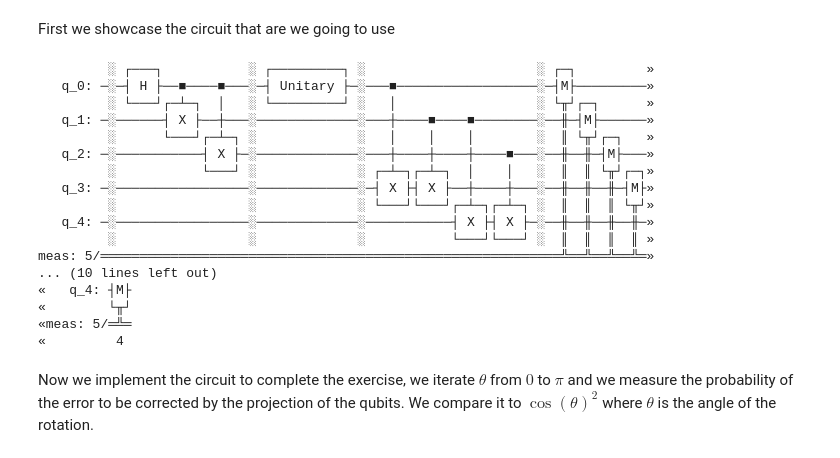
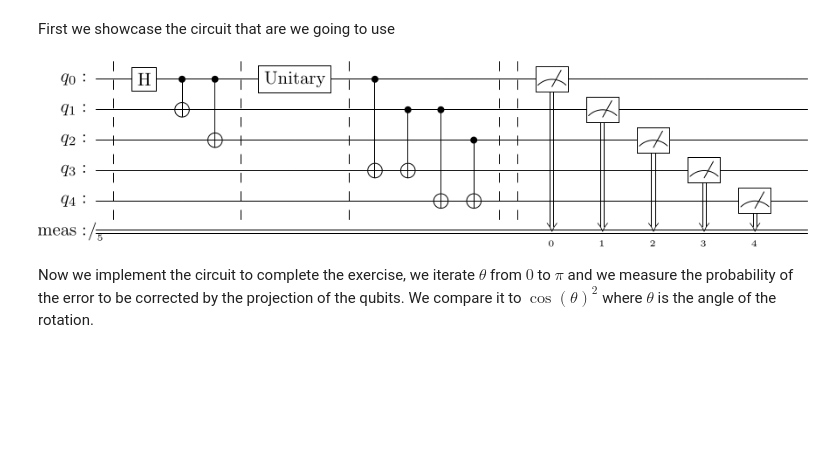
Before and after one commit to michelebanfi/quantum-information-and-algorithms, a Jupyter notebook: Exercises_03.ipynb, the cells around one changed output. Cells and saved outputs as stored; diff of their text form; code cells hidden in the pictures; blank space fills up the shorter version.

```diff
--- a/Exercises_03.ipynb
+++ b/Exercises_03.ipynb
@@ -51,25 +52,9 @@ qc.barrier()
 
 qc.measure_all()
 # %%
-print(qc)
+circuit_drawer(qc, output='latex')
 # %% [output]
-         ░ ┌───┐           ░ ┌─────────┐ ░                      ░ ┌─┐         »
-   q_0: ─░─┤ H ├──■────■───░─┤ Unitary ├─░───■──────────────────░─┤M├─────────»
-         ░ └───┘┌─┴─┐  │   ░ └─────────┘ ░   │                  ░ └╥┘┌─┐      »
-   q_1: ─░──────┤ X ├──┼───░─────────────░───┼────■────■────────░──╫─┤M├──────»
-         ░      └───┘┌─┴─┐ ░             ░   │    │    │        ░  ║ └╥┘┌─┐   »
-   q_2: ─░───────────┤ X ├─░─────────────░───┼────┼────┼────■───░──╫──╫─┤M├───»
-         ░           └───┘ ░             ░ ┌─┴─┐┌─┴─┐  │    │   ░  ║  ║ └╥┘┌─┐»
-   q_3: ─░─────────────────░─────────────░─┤ X ├┤ X ├──┼────┼───░──╫──╫──╫─┤M├»
-         ░                 ░             ░ └───┘└───┘┌─┴─┐┌─┴─┐ ░  ║  ║  ║ └╥┘»
-   q_4: ─░─────────────────░─────────────░───────────┤ X ├┤ X ├─░──╫──╫──╫──╫─»
-         ░                 ░             ░           └───┘└───┘ ░  ║  ║  ║  ║ »
-meas: 5/═══════════════════════════════════════════════════════════╩══╩══╩══╩═»
-... (10 lines left out)
-«   q_4: ┤M├
-«        └╥┘
-«meas: 5/═╩═
-«         4
+[figure, added]
 # %% [markdown]
 Now we implement the circuit to complete the exercise, we iterate $\theta$ from $0$ to $\pi$ and we measure the probability of the error to be corrected by the projection of the qubits. We compare it to $\cos(\theta)^2$ where $\theta$ is the angle of the rotation.
 # %%
```
Also changed, not shown: parts of 2 cells of this notebook, 2 other files.
